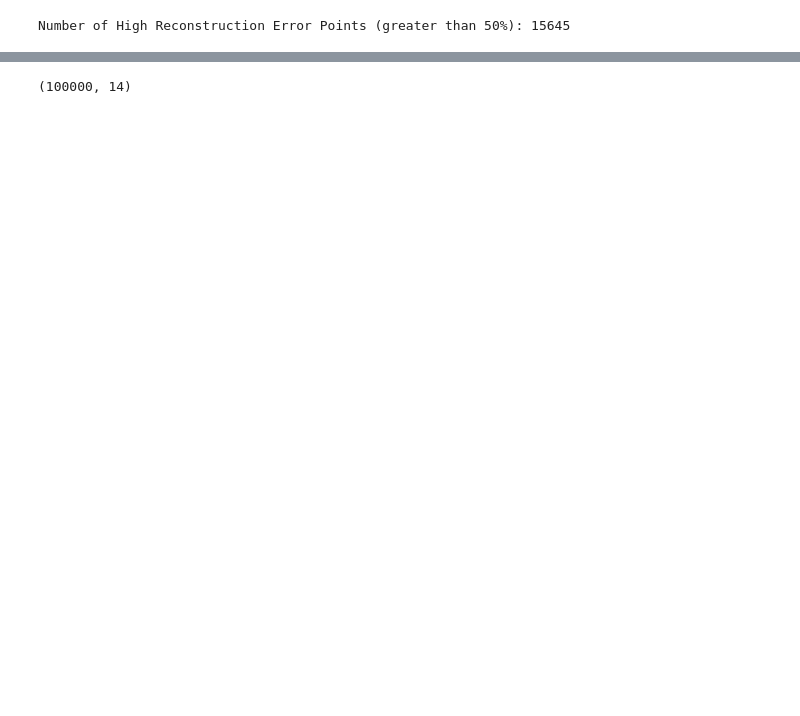
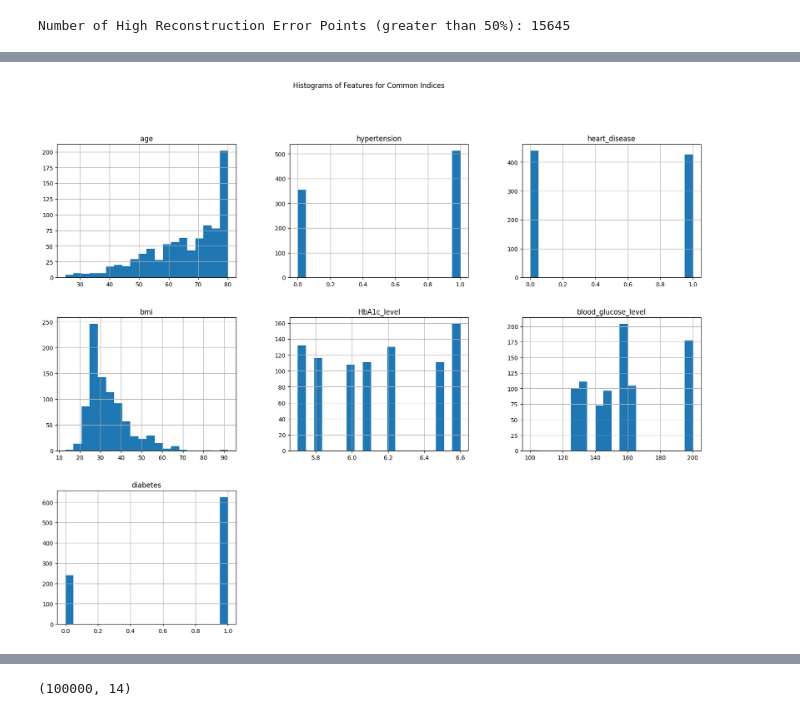
Before and after one commit to jason-701/FYP, a Jupyter notebook: modelAnalysis.ipynb, the cells around one changed output, grey strips where cells are left out. Cells and saved outputs as stored; diff of their text form; code cells hidden in the pictures; blank space fills up the shorter version.

```diff
--- a/modelAnalysis.ipynb
+++ b/modelAnalysis.ipynb
@@ -183,58 +183,59 @@ Correlation Percentage: 23.45%
 # %%
-# # Assuming common_indices and testDF are already defined
+# Assuming common_indices and testDF are already defined
 
-# # Filter the DataFrame to get the rows corresponding to the common indices
-# common_data = testDF.iloc[common_indices]
+# Filter the DataFrame to get the rows corresponding to the common indices
+common_data = testDF.iloc[common_indices]
 
-# # Display the first few rows of the filtered data
-# print("Filtered Data (Common Indices):")
-# print(common_data.head())
+# Display the first few rows of the filtered data
+print("Filtered Data (Common Indices):")
+print(common_data.head())
 
-# # Summary statistics for the filtered data
-# summary_stats = common_data.describe(include='all')
-# print("\nSummary Statistics for Common Indices:")
-# print(summary_stats)
+# Summary statistics for the filtered data
+summary_stats = common_data.describe(include='all')
+print("\nSummary Statistics for Common Indices:")
+print(summary_stats)
 
-# # Identify categorical columns
-# categorical_columns = common_data.select_dtypes(include=['object', 'category']).columns
+# Identify categorical columns
+categorical_columns = common_data.select_dtypes(include=['object', 'category']).columns
 
-# # Convert categorical columns to numerical values for visualization purposes
-# common_data_encoded = common_data.copy()
-# testDF_encoded = testDF.copy()
+# Convert categorical columns to numerical values for visualization purposes
+common_data_encoded = common_data.copy()
+testDF_encoded = testDF.copy()
 
-# for col in categorical_columns:
-#     common_data_encoded[col] = common_data_encoded[col].astype('category').cat.codes
-#     testDF_encoded[col] = testDF_encoded[col].astype('category').cat.codes
+for col in categorical_columns:
+    common_data_encoded[col] = common_data_encoded[col].astype('category').cat.codes
+    testDF_encoded[col] = testDF_encoded[col].astype('category').cat.codes
 
-# # Visualizations
+# Visualizations
 
-# # Histogram for each feature in the filtered data
-# common_data_encoded.hist(bins=20, figsize=(20, 15))
-# plt.suptitle('Histograms of Features for Common Indices')
-# plt.show()
+# Histogram for each feature in the filtered data
+common_data_encoded.hist(bins=20, figsize=(20, 15))
+plt.suptitle('Histograms of Features for Common Indices')
+plt.show()
 
-# # Pairplot to visualize relationships between features (excluding categorical columns)
-# sns.pairplot(common_data_encoded.drop(columns=categorical_columns))
-# plt.suptitle('Pairplot of Features for Common Indices', y=1.02)
-# plt.show()
+# Pairplot to visualize relationships between features (excluding categorical columns)
+sns.pairplot(common_data_encoded.drop(columns=categorical_columns))
+plt.suptitle('Pairplot of Features for Common Indices', y=1.02)
+plt.show()
 
-# # Boxplot to compare distributions of features in the filtered data vs overall data
-# num_columns = len(testDF_encoded.columns)
-# num_rows = (num_columns // 4) + 1
+# Boxplot to compare distributions of features in the filtered data vs overall data
+num_columns = len(testDF_encoded.columns)
+num_rows = (num_columns // 4) + 1
 
-# plt.figure(figsize=(20, num_rows * 5))
-# for i, column in enumerate(testDF_encoded.columns, 1):
-#     plt.subplot(num_rows, 4, i)
-#     sns.boxplot(data=[testDF_encoded[column], common_data_encoded[column]], palette="Set2")
-#     plt.title(column)
-#     plt.xticks([0, 1], ['Overall', 'Common Indices'])
-# plt.suptitle('Boxplots Comparing Overall Data and Common Indices')
-# plt.tight_layout(rect=[0, 0, 1, 0.96])
-# plt.show()
+plt.figure(figsize=(20, num_rows * 5))
+for i, column in enumerate(testDF_encoded.columns, 1):
+    plt.subplot(num_rows, 4, i)
+    sns.boxplot(data=[testDF_encoded[column], common_data_encoded[column]], palette="Set2")
+    plt.title(column)
+    plt.xticks([0, 1], ['Overall', 'Common Indices'])
+plt.suptitle('Boxplots Comparing Overall Data and Common Indices')
+plt.tight_layout(rect=[0, 0, 1, 0.96])
+plt.show()
 
-# # Correlation matrix for the filtered data (excluding categorical columns)
-# correlation_matrix = common_data_encoded.drop(columns=categorical_columns).corr()
-# plt.figure(figsize=(12, 8))
-# sns.heatmap(correlation_matrix, annot=True, cmap='coolwarm', vmin=-1, vmax=1)
-# plt.title('Correlation Matrix for Common Indices')
-# plt.show()
+# Correlation matrix for the filtered data (excluding categorical columns)
+correlation_matrix = common_data_encoded.drop(columns=categorical_columns).corr()
+plt.figure(figsize=(12, 8))
+sns.heatmap(correlation_matrix, annot=True, cmap='coolwarm', vmin=-1, vmax=1)
+plt.title('Correlation Matrix for Common Indices')
+plt.show()
+# %% [output]
@@ -240,0 +259 @@ Correlation Percentage: 23.45%
+[figure, added]
```
Also changed, not shown: parts of 6 cells of this notebook.
